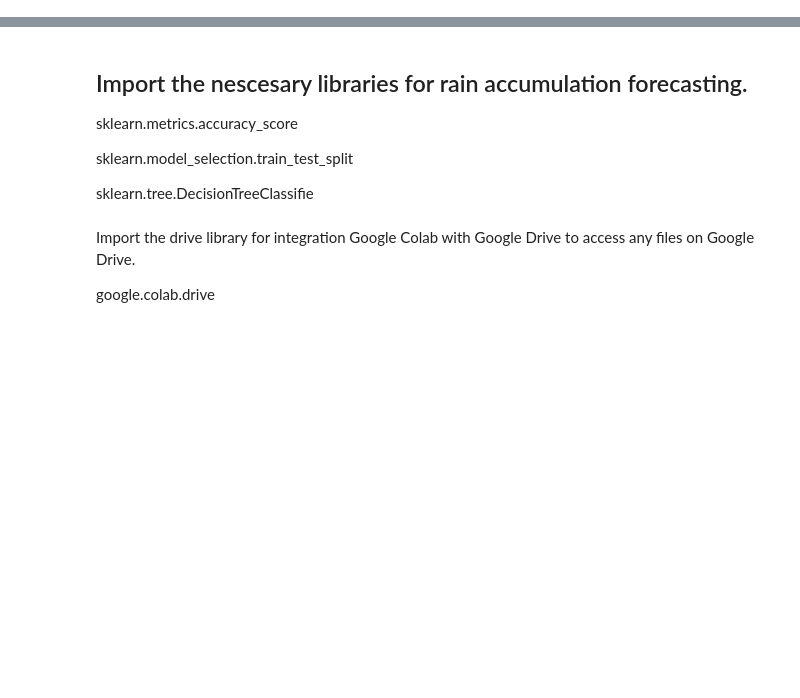
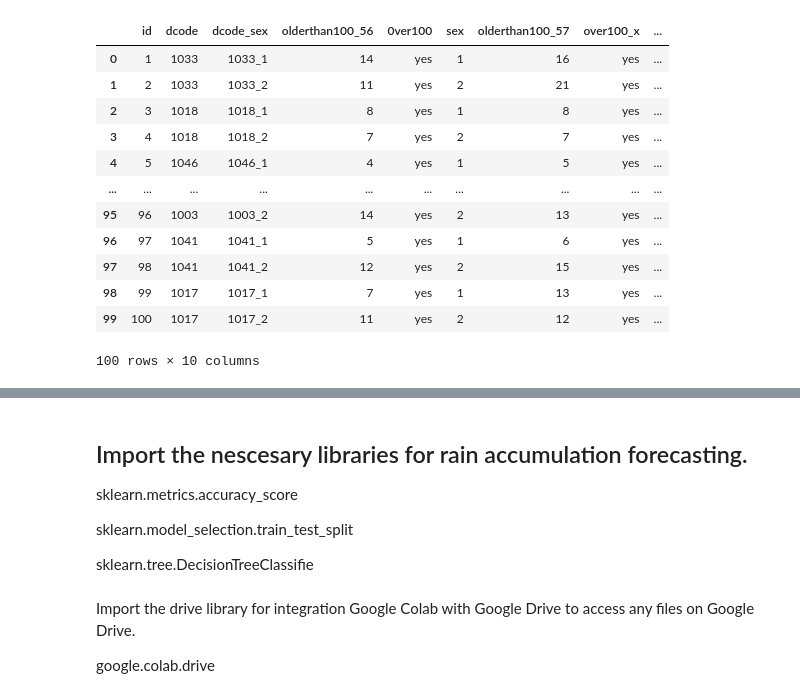
Before and after one commit to kittikhun62/DWDM21, a Jupyter notebook: FinalProject.ipynb, the cells around one changed output, grey strips where cells are left out. Cells and saved outputs as stored; diff of their text form; code cells hidden in the pictures; blank space fills up the shorter version.

```diff
--- a/FinalProject.ipynb
+++ b/FinalProject.ipynb
@@ -55,0 +141,3 @@ merged_table1 ##เชื่อมตารางเเรก ระหว่า
+# %%
+data0_RE = data0[['id','dcode','dcode_sex','olderthan100_56','0ver100','sex']]
+data0_RE
@@ -55,0 +158,3 @@ merged_table1 ##เชื่อมตารางเเรก ระหว่า
+# %%
+data1_RE = data1[['dcode_sex','olderthan100_57','over100']]
+data1_RE
@@ -55,0 +175,3 @@ merged_table1 ##เชื่อมตารางเเรก ระหว่า
+# %%
+data2_RE = data2[['dcode_sex','olderthan100_59','over100']]
+data2_RE
@@ -55,0 +194,3 @@ merged_table1 ##เชื่อมตารางเเรก ระหว่า
+# %%
+merged_table_dcode = data0_RE.merge(data1_RE,how='left',left_on='dcode_sex',right_on='dcode_sex')
+merged_table_dcode
@@ -55,0 +211,17 @@ merged_table1 ##เชื่อมตารางเเรก ระหว่า
+# %%
+merged_table_dcode2 = merged_table_dcode.merge(data2_RE,how='left',left_on='dcode_sex',right_on='dcode_sex')
+merged_table_dcode2
+# %% [output]
+|  | id | dcode | dcode_sex | olderthan100_56 | 0ver100 | sex | olderthan100_57 | over100_x | ... |
+| 0 | 1 | 1033 | 1033_1 | 14 | yes | 1 | 16 | yes | ... |
+| 1 | 2 | 1033 | 1033_2 | 11 | yes | 2 | 21 | yes | ... |
+| 2 | 3 | 1018 | 1018_1 | 8 | yes | 1 | 8 | yes | ... |
+| 3 | 4 | 1018 | 1018_2 | 7 | yes | 2 | 7 | yes | ... |
+| 4 | 5 | 1046 | 1046_1 | 4 | yes | 1 | 5 | yes | ... |
+| ... | ... | ... | ... | ... | ... | ... | ... | ... | ... |
+| 95 | 96 | 1003 | 1003_2 | 14 | yes | 2 | 13 | yes | ... |
+| 96 | 97 | 1041 | 1041_1 | 5 | yes | 1 | 6 | yes | ... |
+| 97 | 98 | 1041 | 1041_2 | 12 | yes | 2 | 15 | yes | ... |
+| 98 | 99 | 1017 | 1017_1 | 7 | yes | 1 | 13 | yes | ... |
+| 99 | 100 | 1017 | 1017_2 | 11 | yes | 2 | 12 | yes | ... |
+100 rows × 10 columns
```
Also changed, not shown: parts of 36 cells of this notebook.
